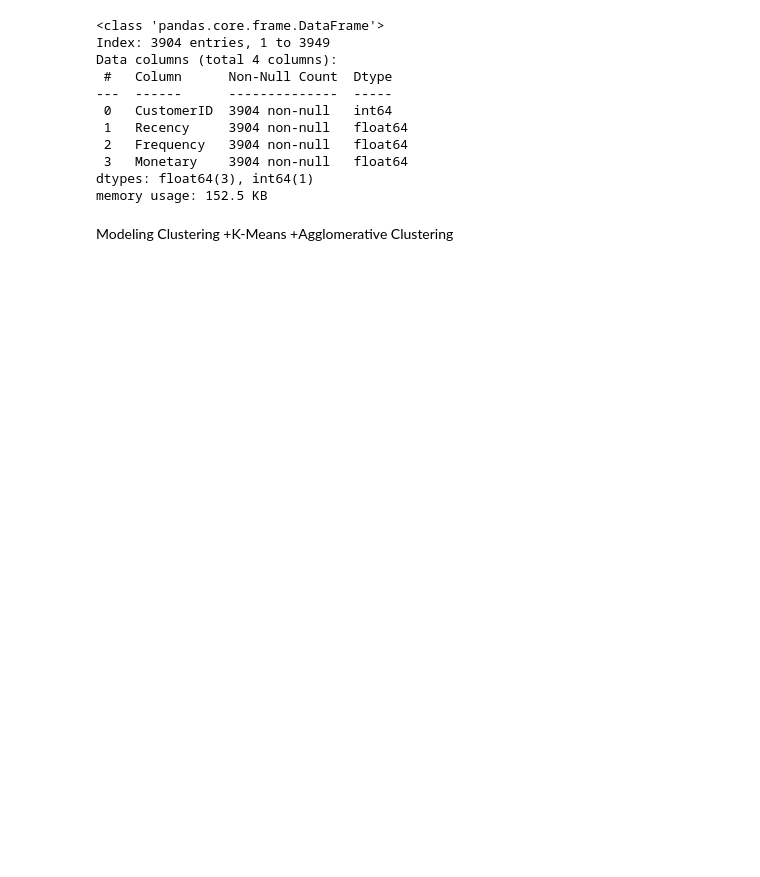
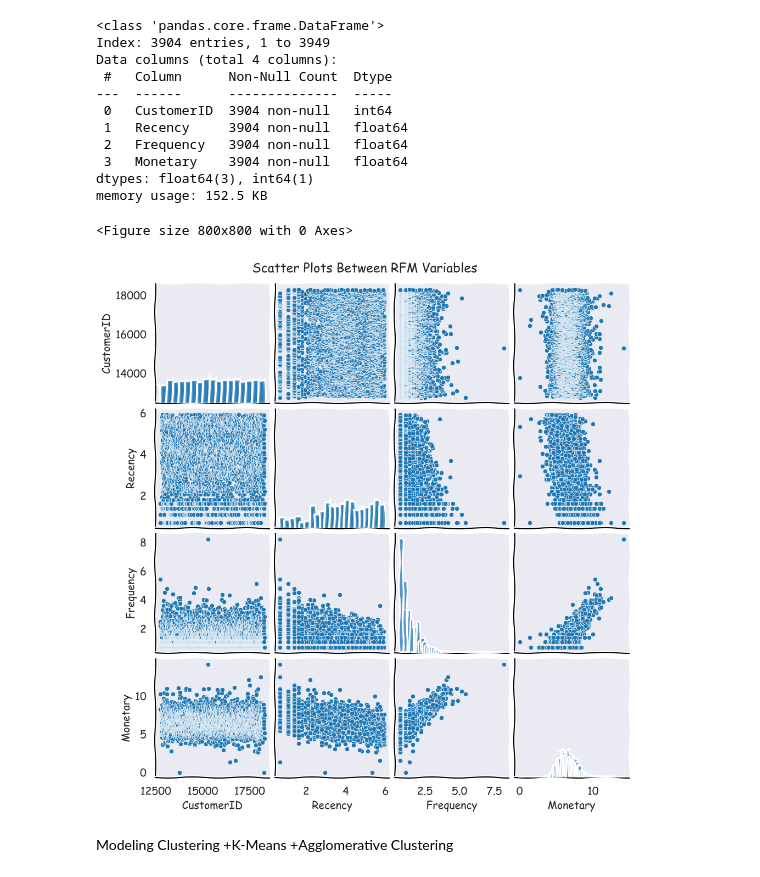
Before and after one commit to Thuvii/dataMining, a Jupyter notebook: project4/project4.ipynb, the cells around one changed output. Drawn from its saved outputs; the diff is of its cells as text; code cells hidden in the pictures; blank space fills up the shorter version.

```diff
--- a/project4/project4.ipynb
+++ b/project4/project4.ipynb
@@ -137,6 +151,13 @@ Data columns (total 4 columns):
  3   Monetary    3904 non-null   float64
 dtypes: float64(3), int64(1)
 memory usage: 152.5 KB
+# %%
+sns.pairplot(rfm)
+plt.suptitle('Scatter Plots Between RFM Variables', y=1.02)
+plt.show()
+# %% [output]
+<Figure size 800x800 with 0 Axes>
+[figure, added]
 # %%
 scaler = StandardScaler()
 X = scaler.fit_transform(rfm[['Recency', 'Frequency', 'Monetary']])
```
Also changed, not shown: parts of 9 cells of this notebook, 2 other files.
